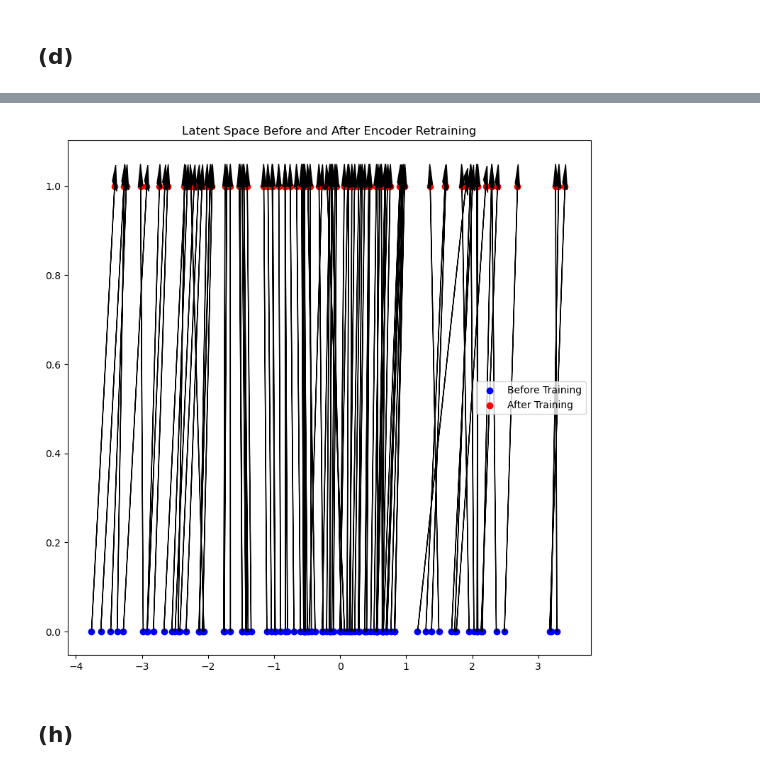
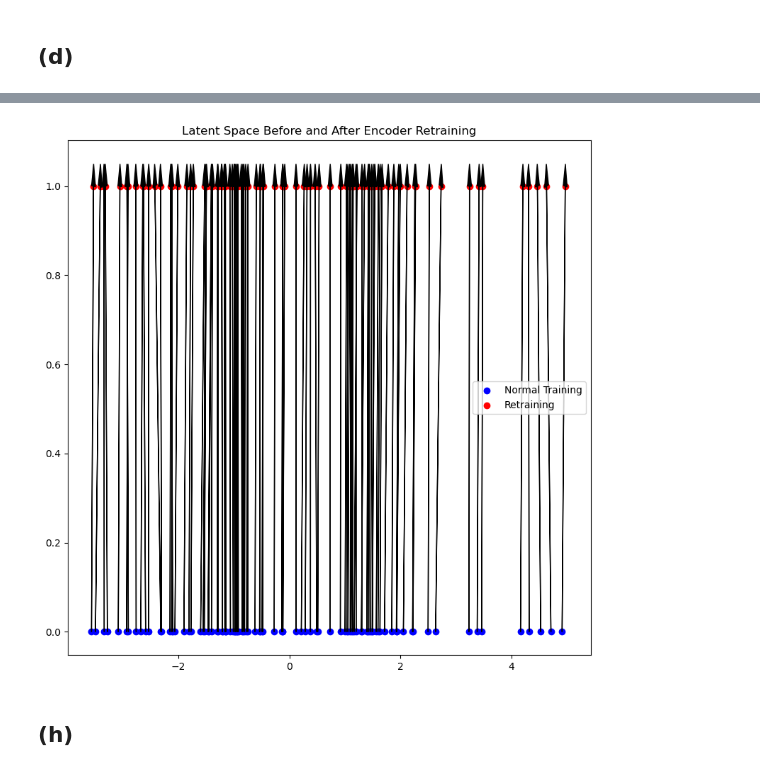
Before and after one commit to Sam-RvandV/mlph_w24, a Jupyter notebook: sheet06/sheet06.ipynb, the cells around one changed output, grey strips where cells are left out. Drawn from its saved outputs; the diff is of its cells as text; code cells hidden in the pictures.

```diff
--- a/sheet06/sheet06.ipynb
+++ b/sheet06/sheet06.ipynb
@@ -19,5 +20,5 @@ plt.title("Input samples")
 plt.grid(True)
 plt.show()
 
-max_epochs_run = 100
+max_epochs_run = 1000
 # %% [output]
@@ -478,19 +497,19 @@ HPU available: False, using: 0 HPUs
 # %%
 fig, ax = plt.subplots(figsize=(8, 8))
 ax.scatter(latent_space_data_trained[:, 0], np.zeros_like(latent_space_data_trained[:, 0]), color='blue',
-           label='Before Training')
+           label='Normal Training')
 ax.scatter(latent_space_data_retrained[:, 0], np.zeros_like(latent_space_data_retrained[:, 0])+1,
-           color='red', label='After Training')
+           color='red', label='Retraining')
 # Add arrows showing how the encoder's output changed after retraining
 for i in range(len(latent_space_data_trained)):
     ax.arrow(latent_space_data_trained[i, 0], 0, latent_space_data_retrained[i, 0] -
              latent_space_data_trained[i,0], 1, head_width=0.07, head_length=0.05, fc='black', ec='black')
 ax.set_title('Latent Space Before and After Encoder Retraining')
 ax.legend()
 plt.tight_layout()
 plt.show()
 # %% [output]
-[figure, old version]
+[figure, new version]
 # %% [markdown]
 ## (h)
 # %%
```
Also changed, not shown: parts of 21 cells of this notebook, 1 other file.
